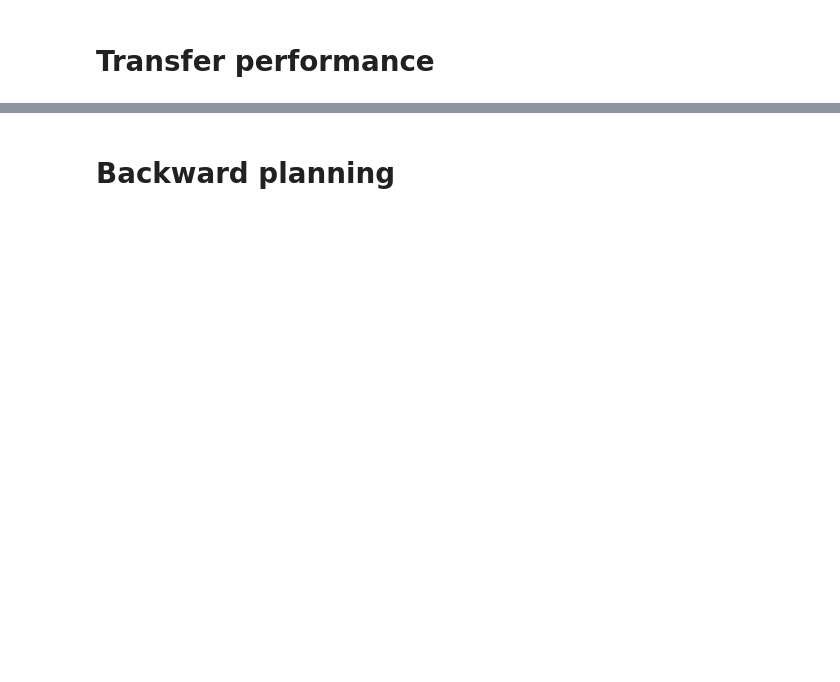
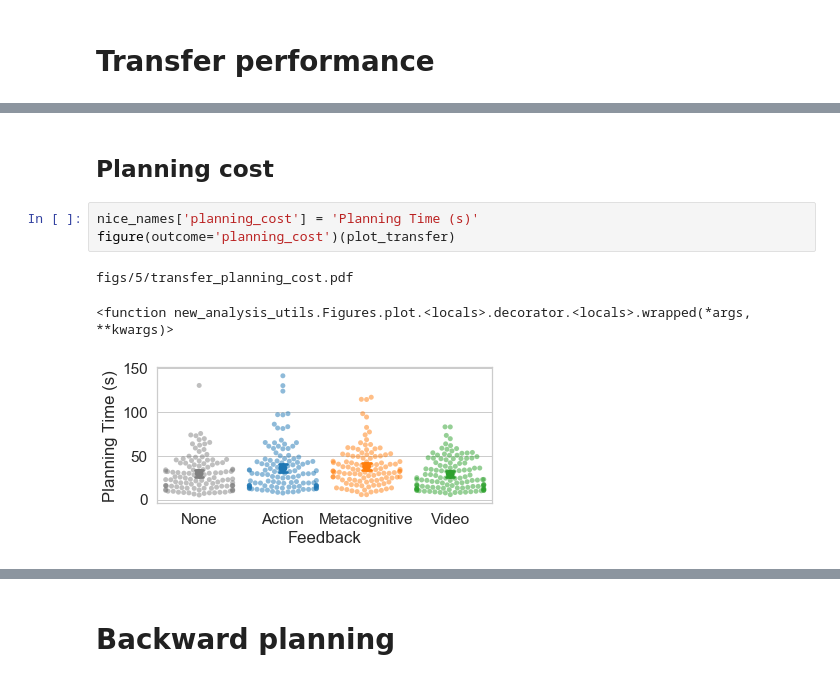
Before and after one commit to fredcallaway/ai-for-improving-human-planning, a Jupyter notebook: analysis/exp5.ipynb, the cells around one changed output, grey strips where cells are left out. Cells and saved outputs as stored; diff of their text form; blank space fills up the shorter version.

```diff
--- a/analysis/exp5.ipynb
+++ b/analysis/exp5.ipynb
@@ -146,0 +311,9 @@ F-statistic: 1.569 on 2 and 449 DF,  p-value: 0.2094
+# %% [markdown]
+## Planning cost
+# %%
+nice_names['planning_cost'] = 'Planning Time (s)'
+figure(outcome='planning_cost')(plot_transfer)
+# %% [output]
+figs/5/transfer_planning_cost.pdf
+<function new_analysis_utils.Figures.plot.<locals>.decorator.<locals>.wrapped(*args, **kwargs)>
+[figure, added]
```
Also changed, not shown: parts of 61 cells of this notebook, 22 other files.
